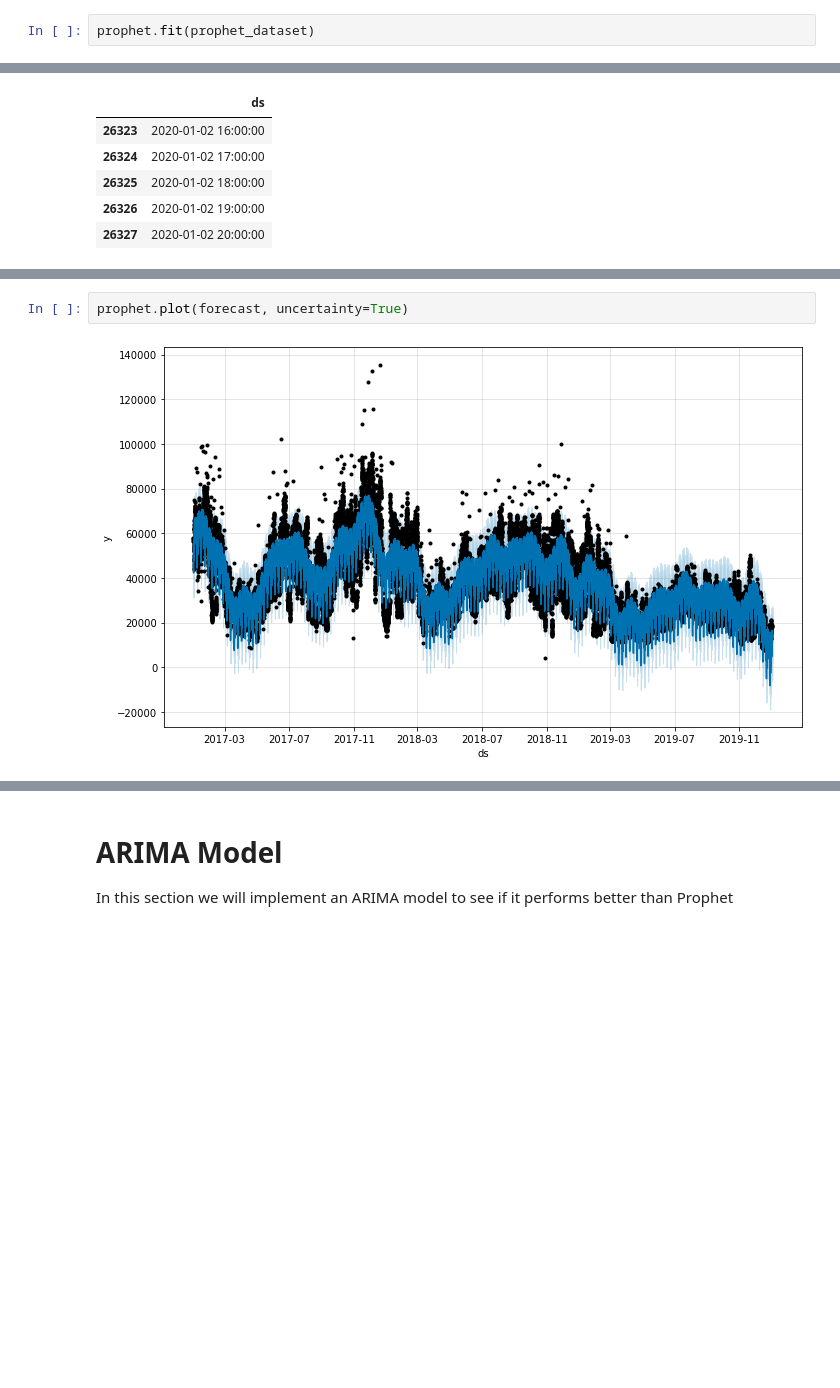
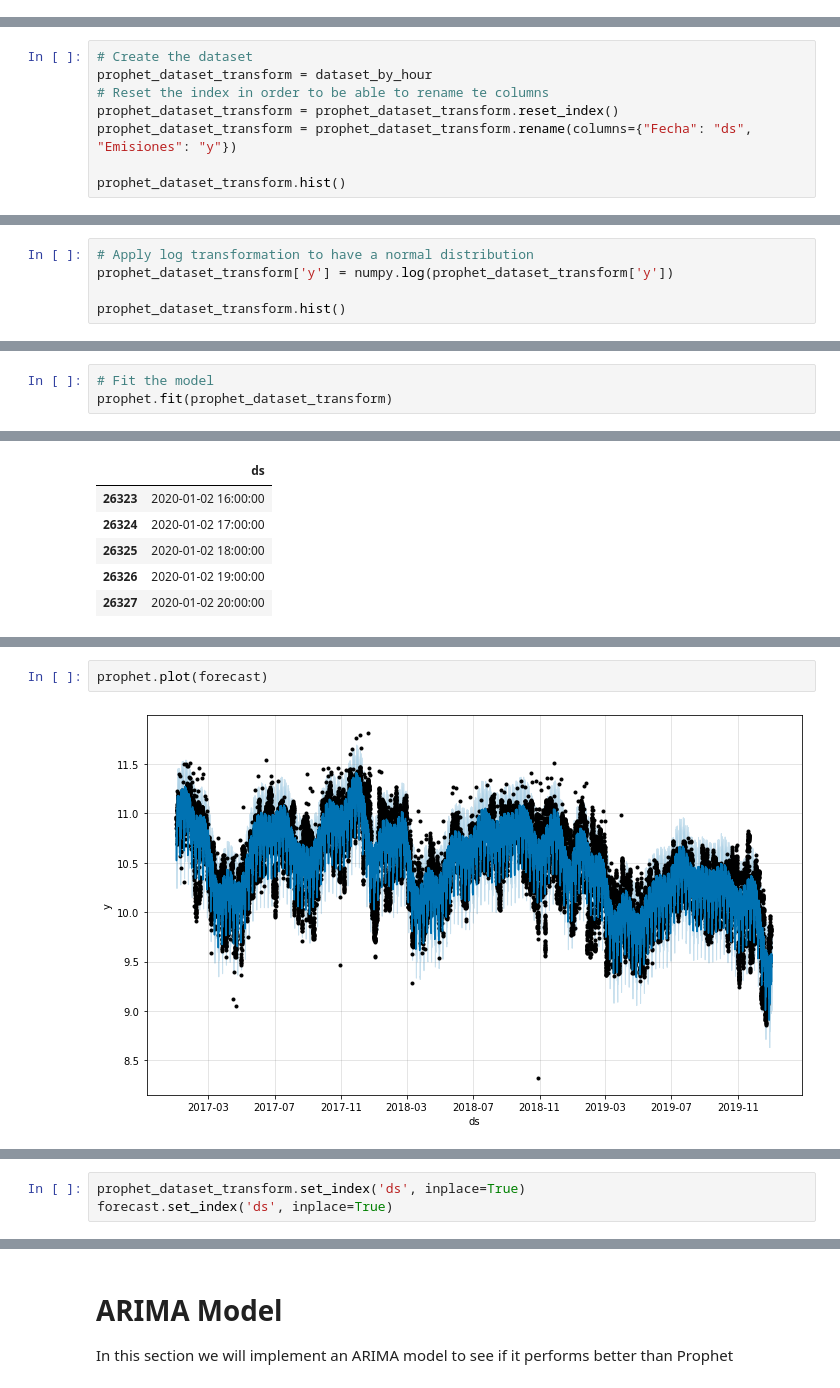
Before and after one commit to hectorLop/CO2_emissions_forecast, a Jupyter notebook: CO2_feature_engineering_and_visualization.ipynb, the cells around one changed output, grey strips where cells are left out. Drawn from its saved outputs; the diff is of its cells as text; blank space fills up the shorter version.

Commit message:
Added ARIMA results explanations and Prophet model applied to non-stationary and stationary data

```diff
--- a/CO2_feature_engineering_and_visualization.ipynb
+++ b/CO2_feature_engineering_and_visualization.ipynb
@@ -309,2 +312,0 @@ prophet_dataset.head()
-# %%
-prophet.fit(prophet_dataset)
@@ -312,0 +421,8 @@ prophet.fit(prophet_dataset)
+# %%
+# Create the dataset
+prophet_dataset_transform = dataset_by_hour
+# Reset the index in order to be able to rename te columns
+prophet_dataset_transform = prophet_dataset_transform.reset_index()
+prophet_dataset_transform = prophet_dataset_transform.rename(columns={"Fecha": "ds", "Emisiones": "y"})
+
+prophet_dataset_transform.hist()
@@ -312,0 +433,5 @@ prophet.fit(prophet_dataset)
+# %%
+# Apply log transformation to have a normal distribution
+prophet_dataset_transform['y'] = numpy.log(prophet_dataset_transform['y'])
+
+prophet_dataset_transform.hist()
@@ -312,0 +442,3 @@ prophet.fit(prophet_dataset)
+# %%
+# Fit the model
+prophet.fit(prophet_dataset_transform)
@@ -333,4 +476,4 @@ forecast[['ds', 'yhat', 'yhat_lower', 'yhat_upper']].tail()
 # %%
-prophet.plot(forecast, uncertainty=True)
+prophet.plot(forecast)
 # %% [output]
-[figure, old version]
+[figure, new version]
@@ -337,0 +481,3 @@ prophet.plot(forecast, uncertainty=True)
+# %%
+prophet_dataset_transform.set_index('ds', inplace=True)
+forecast.set_index('ds', inplace=True)
```
Also changed, not shown: parts of 53 cells of this notebook.
